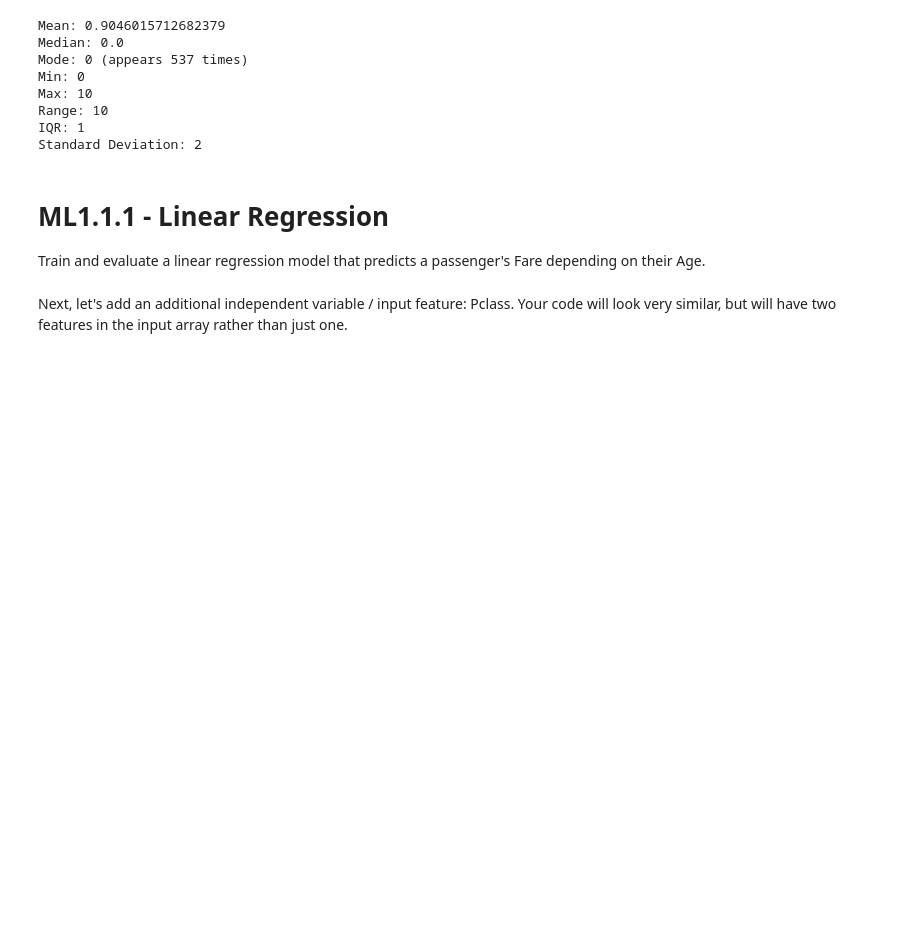
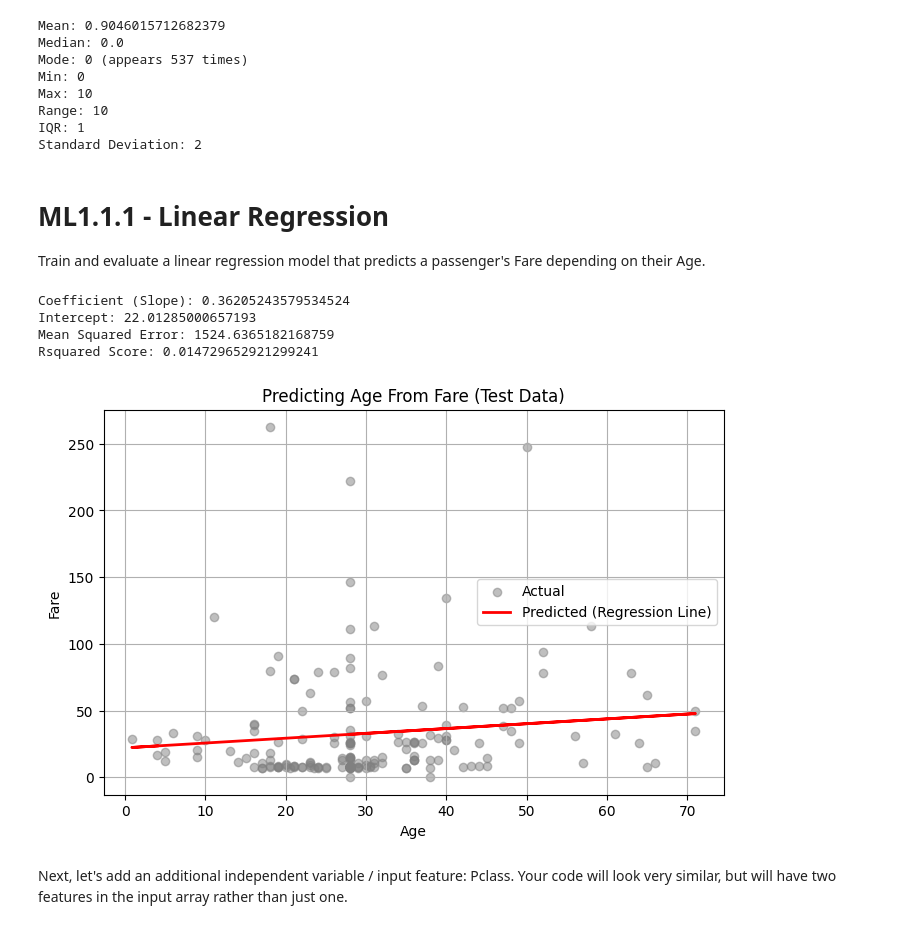
Before and after one commit to AbbyHoyt/KWK-Goldman-Sachs-ML-Titanic-Survival-Data, a Jupyter notebook: Abby_Hoyt_KWK_Titanic_Survival_Data_Template.ipynb, the cells around one changed output. Saved outputs shown, nothing was run; the diff lists cells and outputs as text; code cells hidden in the pictures; blank space fills up the shorter version.

Commit message:
Finished ML1.1.1 - Linear Regression (Part 1).

```diff
--- a/Abby_Hoyt_KWK_Titanic_Survival_Data_Template.ipynb
+++ b/Abby_Hoyt_KWK_Titanic_Survival_Data_Template.ipynb
@@ -439,28 +439,51 @@ Train and evaluate a linear regression model that predicts a passenger's Fare de
 # %%
 from sklearn.model_selection import train_test_split
 from sklearn.linear_model import LinearRegression
 from sklearn.metrics import mean_squared_error, r2_score
 import matplotlib.pyplot as plt
 
 # TODO: Fill out the below sections, following the steps described.
 
 # --- 1. Define features (X) and target (y) ---
-
+X = df[['Age']]
+y = df['Fare']
 
 # --- 2. Split into training and testing sets (80% train, 20% test) ---
-
+X_train, X_test, y_train, y_test = train_test_split(X, y, test_size = 0.2, random_state = 42)
 
 # --- 3. Train the model ---
-
+model = LinearRegression()
+model.fit(X_train, y_train)
 
 # --- 4. Make predictions on test set ---
-
+y_prediction = model.predict(X_test)
 
 # --- 5. Evaluate performance ---
 # Print coefficient, intercept, MSE, and Rsquared score
+mse = mean_squared_error(y_test, y_prediction)
+r2 = r2_score(y_test, y_prediction)
 
+print(f"Coefficient (Slope): {model.coef_[0]}")
+print(f"Intercept: {model.intercept_}")
+print(f"Mean Squared Error: {mse}")
+print(f"Rsquared Score: {r2}")
 
 # --- 6. Visualize results ---
+plt.figure(figsize = (8, 5))
+plt.scatter(X_test, y_test, color = 'gray', alpha = 0.5, label = 'Actual')
+plt.plot(X_test, y_prediction, color = 'red', linewidth = 2, label = 'Predicted (Regression Line)')
+plt.title("Predicting Age From Fare (Test Data)")
+plt.xlabel("Age")
+plt.ylabel("Fare")
+plt.legend()
+plt.grid(True)
+plt.show()
+# %% [output]
+Coefficient (Slope): 0.36205243579534524
+Intercept: 22.01285000657193
+Mean Squared Error: 1524.6365182168759
+Rsquared Score: 0.014729652921299241
+[figure, added]
 # %% [markdown]
 Next, let's add an additional independent variable / input feature: Pclass. Your code will look very similar, but will have two features in the input array rather than just one.
 # %%
```
